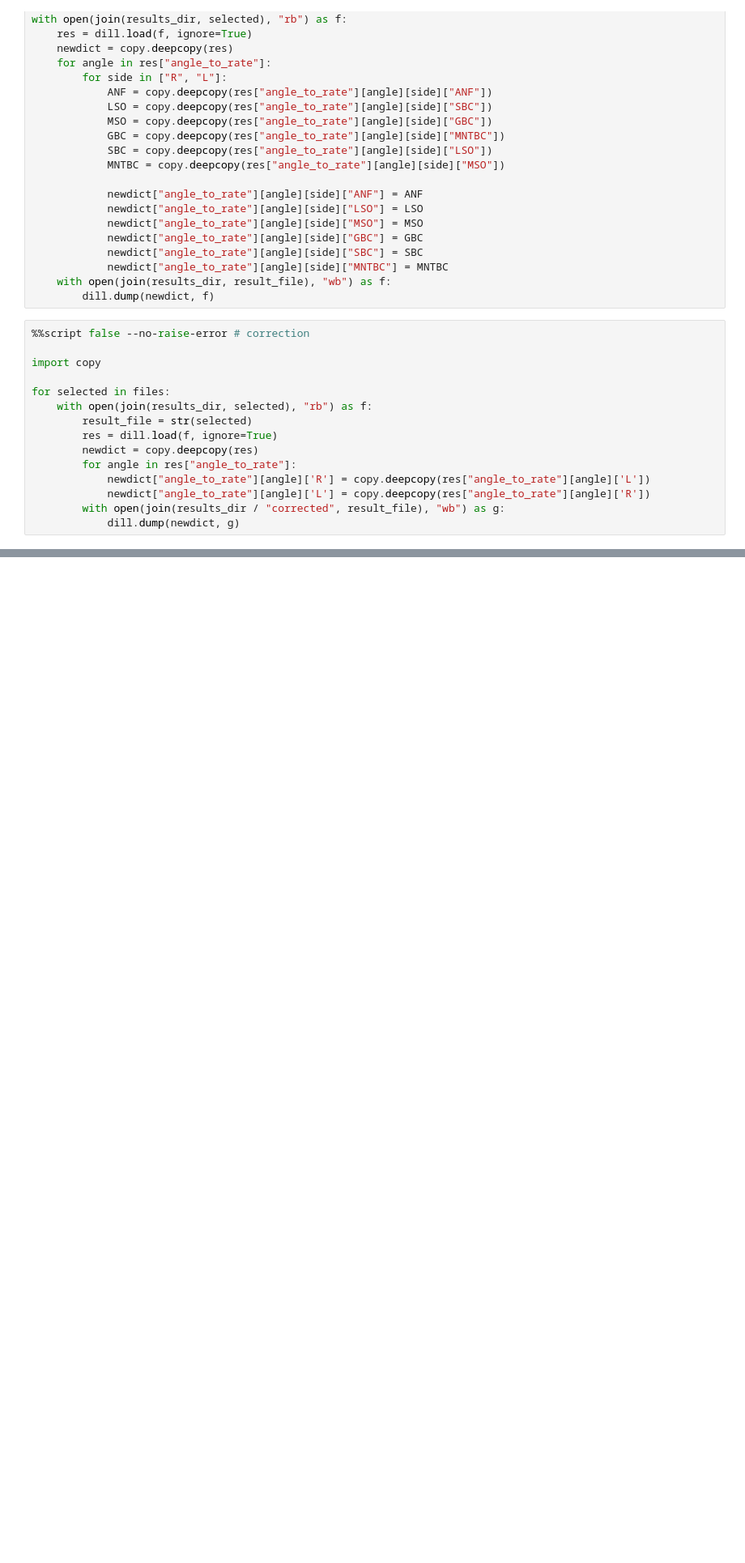
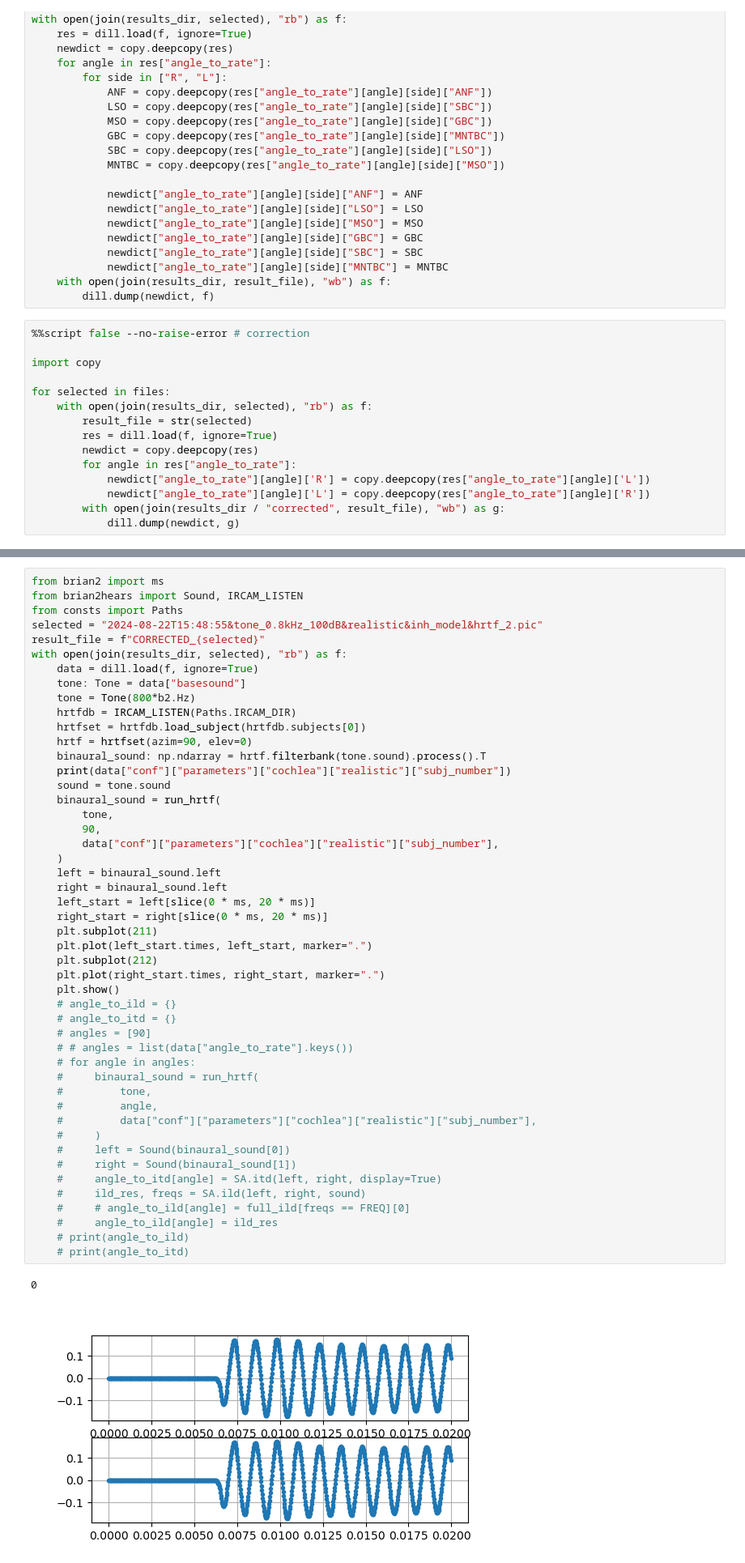
Before and after one commit to pollomarzo/polithesis, a Jupyter notebook: src/LSO_MSO_analysis.ipynb, the cells around one changed output, grey strips where cells are left out. Shown at 81% size. Drawn from its saved outputs; the diff is of its cells as text; blank space fills up the shorter version.

```diff
--- a/src/LSO_MSO_analysis.ipynb
+++ b/src/LSO_MSO_analysis.ipynb
@@ -395,0 +472,51 @@ ValueError: mutable default <class 'brian2.units.fundamentalunits.Quantity'> for
+# %%
+from brian2 import ms
+from brian2hears import Sound, IRCAM_LISTEN
+from consts import Paths
+selected = "2024-08-22T15:48:55&tone_0.8kHz_100dB&realistic&inh_model&hrtf_2.pic"
+result_file = f"CORRECTED_{selected}"
+with open(join(results_dir, selected), "rb") as f:
+    data = dill.load(f, ignore=True)
+    tone: Tone = data["basesound"]
+    tone = Tone(800*b2.Hz)
+    hrtfdb = IRCAM_LISTEN(Paths.IRCAM_DIR)
+    hrtfset = hrtfdb.load_subject(hrtfdb.subjects[0])
+    hrtf = hrtfset(azim=90, elev=0)
+    binaural_sound: np.ndarray = hrtf.filterbank(tone.sound).process().T
+    print(data["conf"]["parameters"]["cochlea"]["realistic"]["subj_number"])
+    sound = tone.sound
+    binaural_sound = run_hrtf(
+        tone,
+        90,
+        data["conf"]["parameters"]["cochlea"]["realistic"]["subj_number"],
+    )
+    left = binaural_sound.left
+    right = binaural_sound.left
+    left_start = left[slice(0 * ms, 20 * ms)]
+    right_start = right[slice(0 * ms, 20 * ms)]
+    plt.subplot(211)
+    plt.plot(left_start.times, left_start, marker=".")
+    plt.subplot(212)
+    plt.plot(right_start.times, right_start, marker=".")
+    plt.show()
+    # angle_to_ild = {}
+    # angle_to_itd = {}
+    # angles = [90]
+    # # angles = list(data["angle_to_rate"].keys())
+    # for angle in angles:
+    #     binaural_sound = run_hrtf(
+    #         tone,
+    #         angle,
+    #         data["conf"]["parameters"]["cochlea"]["realistic"]["subj_number"],
+    #     )
+    #     left = Sound(binaural_sound[0])
+    #     right = Sound(binaural_sound[1])
+    #     angle_to_itd[angle] = SA.itd(left, right, display=True)
+    #     ild_res, freqs = SA.ild(left, right, sound)
+    #     # angle_to_ild[angle] = full_ild[freqs == FREQ][0]
+    #     angle_to_ild[angle] = ild_res
+    # print(angle_to_ild)
+    # print(angle_to_itd)
+# %% [output]
+0
+[figure, added]
```
Also changed, not shown: parts of 6 cells of this notebook, 1 other file.
